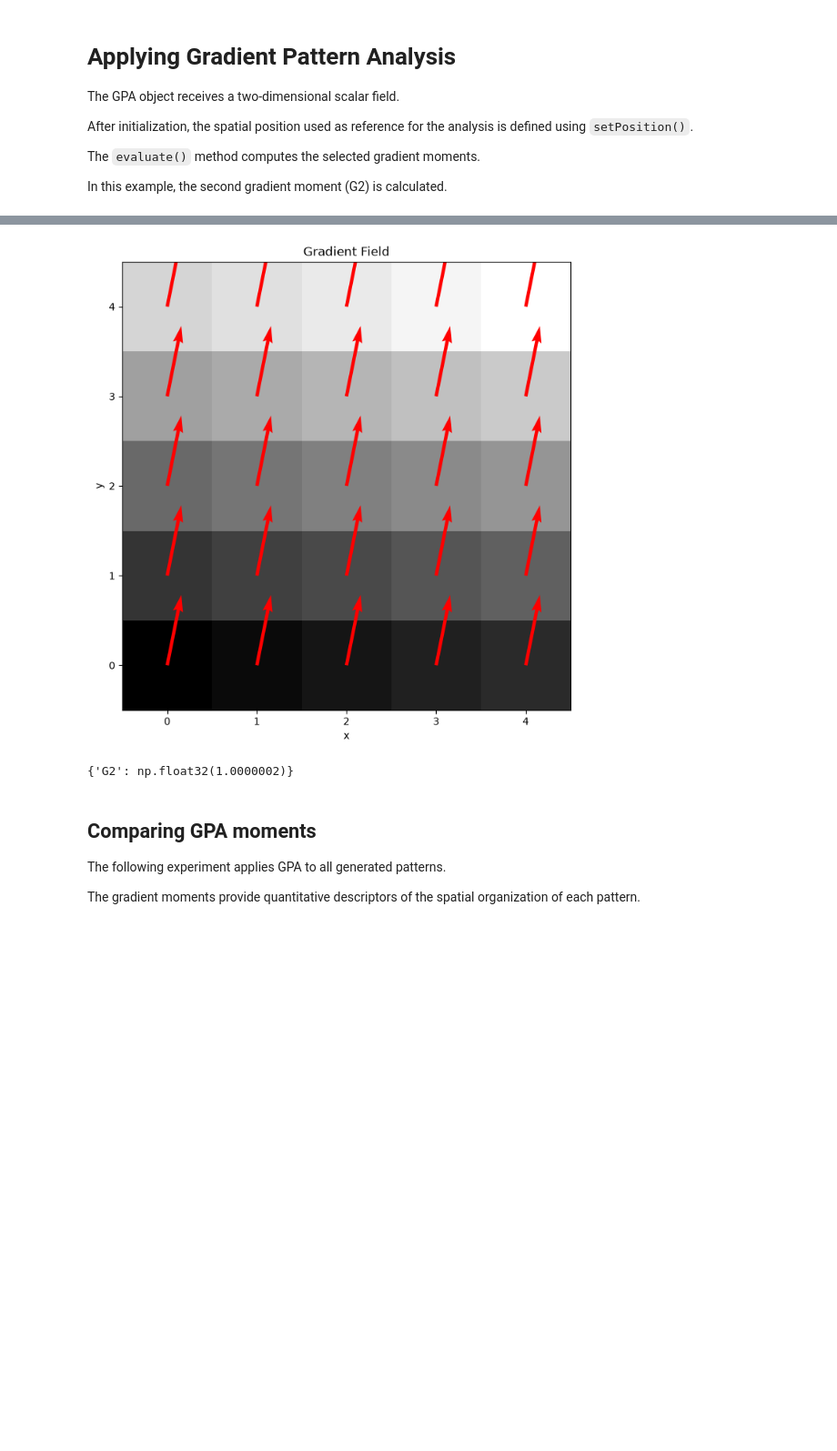
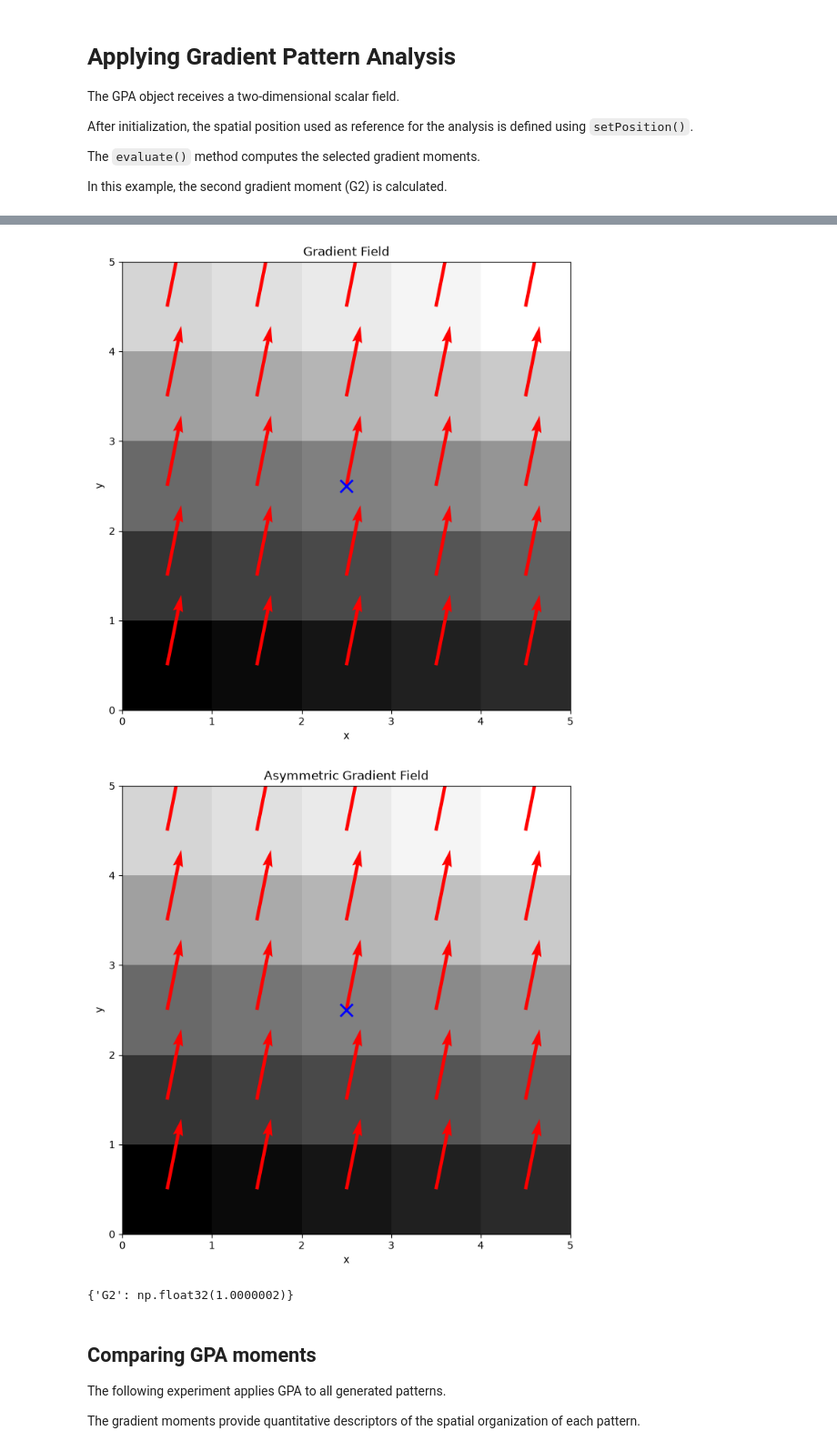
Before and after one commit to Desduh/gpa, a Jupyter notebook: experiments/gpa_basic_usage.ipynb, the cells around one changed output, grey strips where cells are left out. Shown at 91% size. Saved outputs shown, nothing was run; the diff lists cells and outputs as text; code cells hidden in the pictures; blank space fills up the shorter version.

```diff
--- a/experiments/gpa_basic_usage.ipynb
+++ b/experiments/gpa_basic_usage.ipynb
@@ -235,22 +284,25 @@ results
 # %%
 gpaObject = GPA(laminar)
 
 gpaObject.setPosition(
     2,
     2
 )
 
 results = gpaObject.evaluate(
     mtol=0.02,
     ftol=0.03,
     ptol=0.01,
-    plot=True,
     moments=("G2")
 )
 
+gpaObject.plot_gradient_field()
+gpaObject.plot_asymmetric_gradient_field()
+
 results
 # %% [output]
-[figure, old version]
+[figure, new version]
+[figure, added]
 {'G2': np.float32(1.0000002)}
 # %%
 def run_gpa(matrix, name):
```
Also changed, not shown: parts of 9 cells of this notebook, 1 other file.
